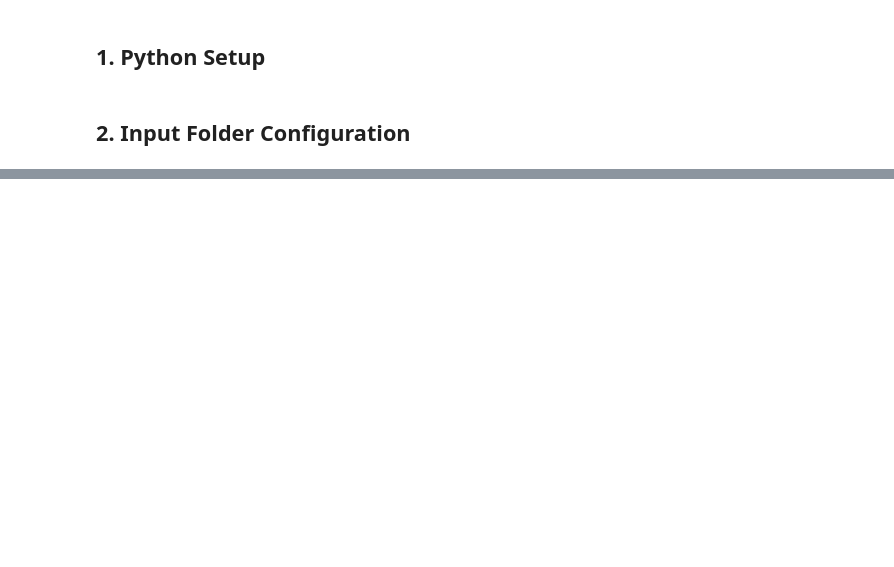
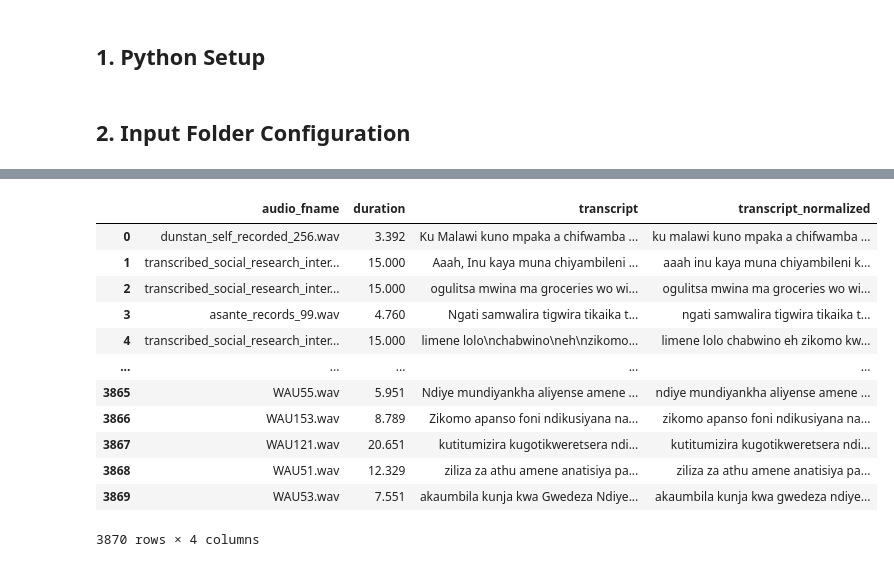
Before and after one commit to dmatekenya/chichewa-asr, a Jupyter notebook: notebooks/02-data-prep.ipynb, the cells around one changed output, grey strips where cells are left out. Drawn from its saved outputs; the diff is of its cells as text; code cells hidden in the pictures; blank space fills up the shorter version.

```diff
--- a/notebooks/02-data-prep.ipynb
+++ b/notebooks/02-data-prep.ipynb
@@ -193,0 +54,14 @@ df_10h = sample_by_duration(
+# %%
+# =======================================================
+# PARAMS/CONFIGS FOR TRANSCRIPT NORMALIZATION
+# =======================================================
+# These are the default params for text normalization. You can modify them as needed.
+REMOVE_PUNCTUATION = True
+COLLAPSE_WHITESPACE = True
+STRIP_NEWLINES = True
+FIX_APOSTROPHES = True
+REMOVE_BRACKETS = True
+UNICODE_NFC = True
+VERBALIZE_NUMBERS = True  # Set to True if you want to convert digits to
+# %%
+df_dev = pd.read_csv(FILE_MANIFEST_DEV)
@@ -193,0 +205,16 @@ df_10h = sample_by_duration(
+# %%
+df_dev
+# %% [output]
+|  | audio_fname | duration | transcript | transcript_normalized |
+| 0 | dunstan_self_recorded_256.wav | 3.392 | Ku Malawi kuno mpaka a chifwamba ... | ku malawi kuno mpaka a chifwamba ... |
+| 1 | transcribed_social_research_inter... | 15.000 | Aaah, Inu kaya muna chiyambileni ... | aaah inu kaya muna chiyambileni k... |
+| 2 | transcribed_social_research_inter... | 15.000 | ogulitsa mwina ma groceries wo wi... | ogulitsa mwina ma groceries wo wi... |
+| 3 | asante_records_99.wav | 4.760 | Ngati samwalira tigwira tikaika t... | ngati samwalira tigwira tikaika t... |
+| 4 | transcribed_social_research_inter... | 15.000 | limene lolo\nchabwino\neh\nzikomo... | limene lolo chabwino eh zikomo kw... |
+| ... | ... | ... | ... | ... |
+| 3865 | WAU55.wav | 5.951 | Ndiye mundiyankha aliyense amene ... | ndiye mundiyankha aliyense amene ... |
+| 3866 | WAU153.wav | 8.789 | Zikomo apanso foni ndikusiyana na... | zikomo apanso foni ndikusiyana na... |
+| 3867 | WAU121.wav | 20.651 | kutitumizira kugotikweretsera ndi... | kutitumizira kugotikweretsera ndi... |
+| 3868 | WAU51.wav | 12.329 | ziliza za athu amene anatisiya pa... | ziliza za athu amene anatisiya pa... |
+| 3869 | WAU53.wav | 7.551 | akaumbila kunja kwa Gwedeza Ndiye... | akaumbila kunja kwa gwedeza ndiye... |
+3870 rows × 4 columns
```
Also changed, not shown: parts of 25 cells of this notebook, 5 other files.
